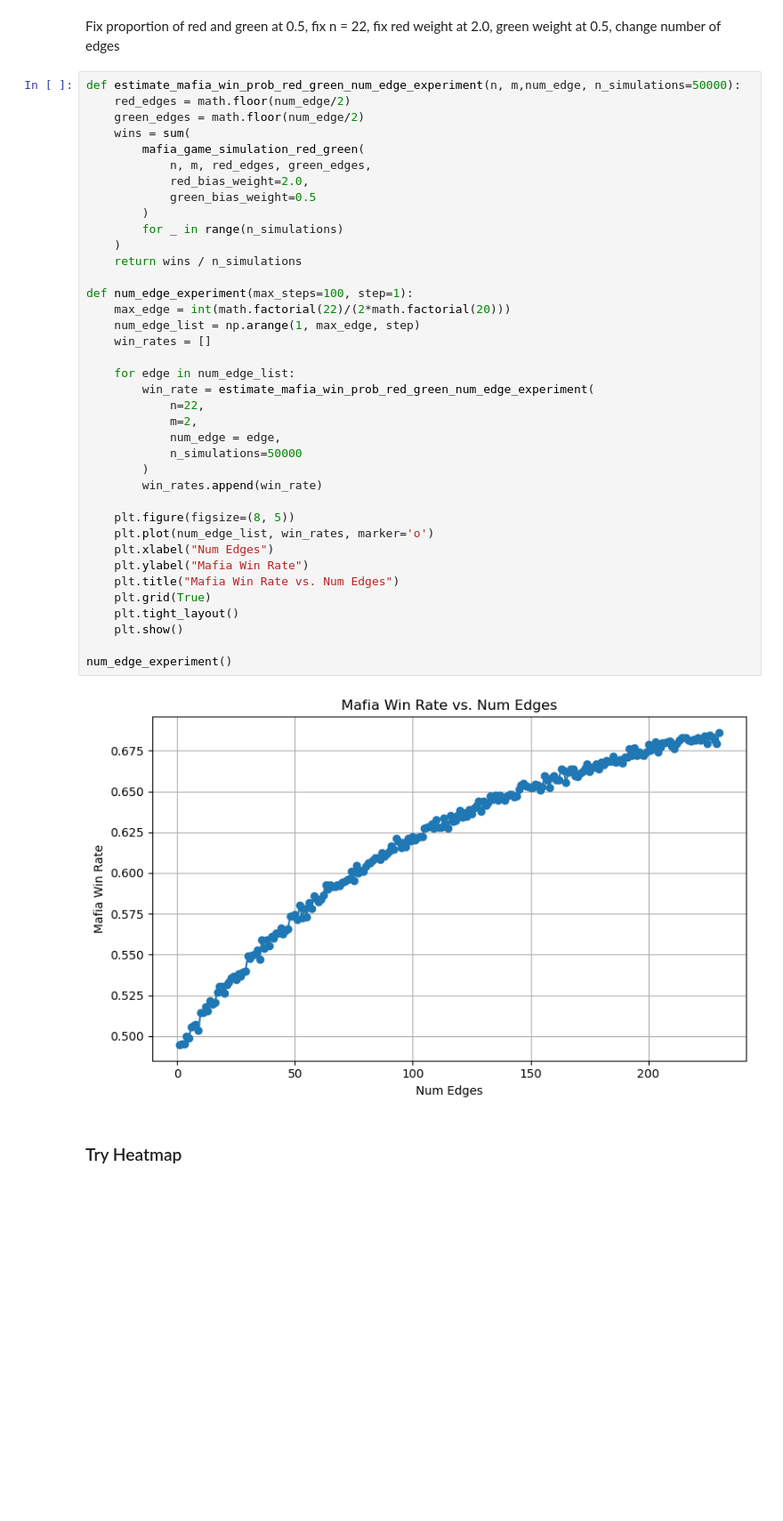
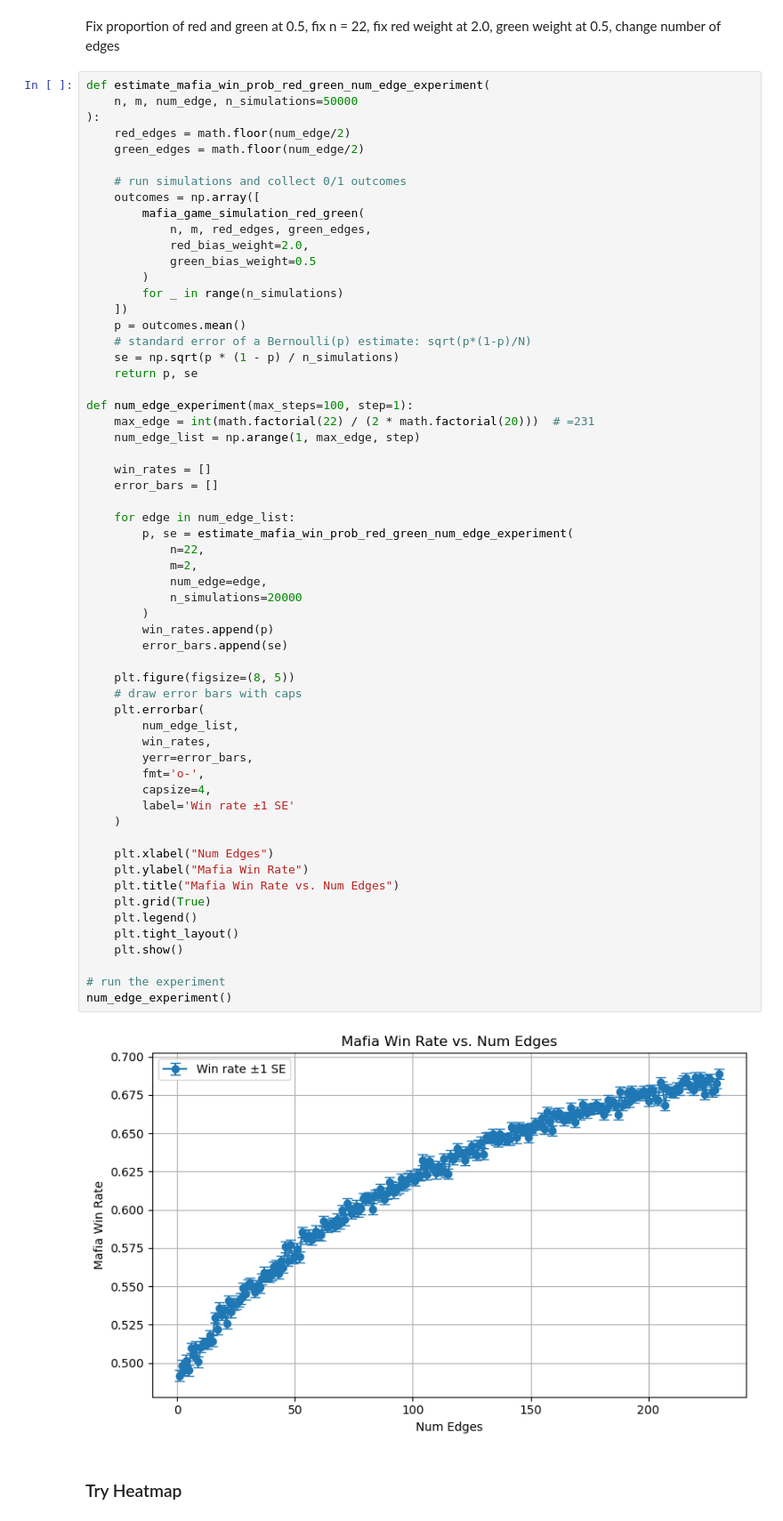
Before and after one commit to khoanguyen12345/MathModelingFinal, a Jupyter notebook: MathModeling_FinalProject.ipynb, the cells around one changed output. Shown at 89% size. Saved outputs shown, nothing was run; the diff lists cells and outputs as text; blank space fills up the shorter version.

```diff
--- a/MathModeling_FinalProject.ipynb
+++ b/MathModeling_FinalProject.ipynb
@@ -677,45 +662,66 @@ edge_weight_experiment()
 # %% [markdown]
 Fix proportion of red and green at 0.5, fix n = 22, fix red weight at 2.0, green weight at 0.5, change number of edges
 # %%
-def estimate_mafia_win_prob_red_green_num_edge_experiment(n, m,num_edge, n_simulations=50000):
+def estimate_mafia_win_prob_red_green_num_edge_experiment(
+    n, m, num_edge, n_simulations=50000
+):
     red_edges = math.floor(num_edge/2)
     green_edges = math.floor(num_edge/2)
-    wins = sum(
+
+    # run simulations and collect 0/1 outcomes
+    outcomes = np.array([
         mafia_game_simulation_red_green(
             n, m, red_edges, green_edges,
             red_bias_weight=2.0,
             green_bias_weight=0.5
         )
         for _ in range(n_simulations)
-    )
-    return wins / n_simulations
+    ])
+    p = outcomes.mean()
+    # standard error of a Bernoulli(p) estimate: sqrt(p*(1-p)/N)
+    se = np.sqrt(p * (1 - p) / n_simulations)
+    return p, se
 
 def num_edge_experiment(max_steps=100, step=1):
-    max_edge = int(math.factorial(22)/(2*math.factorial(20)))
+    max_edge = int(math.factorial(22) / (2 * math.factorial(20)))  # =231
     num_edge_list = np.arange(1, max_edge, step)
+
     win_rates = []
+    error_bars = []
 
     for edge in num_edge_list:
-        win_rate = estimate_mafia_win_prob_red_green_num_edge_experiment(
+        p, se = estimate_mafia_win_prob_red_green_num_edge_experiment(
             n=22,
             m=2,
-            num_edge = edge,
-            n_simulations=50000
+            num_edge=edge,
+            n_simulations=20000
         )
-        win_rates.append(win_rate)
+        win_rates.append(p)
+        error_bars.append(se)
 
     plt.figure(figsize=(8, 5))
-    plt.plot(num_edge_list, win_rates, marker='o')
+    # draw error bars with caps
+    plt.errorbar(
+        num_edge_list,
+        win_rates,
+        yerr=error_bars,
+        fmt='o-',
+        capsize=4,
+        label='Win rate ±1 SE'
+    )
+
     plt.xlabel("Num Edges")
     plt.ylabel("Mafia Win Rate")
     plt.title("Mafia Win Rate vs. Num Edges")
     plt.grid(True)
+    plt.legend()
     plt.tight_layout()
     plt.show()
 
+# run the experiment
 num_edge_experiment()
 # %% [output]
-[figure, old version]
+[figure, new version]
 # %% [markdown]
 ### Try Heatmap
 # %%
```
Also changed, not shown: parts of 3 cells of this notebook, 1 other file.
